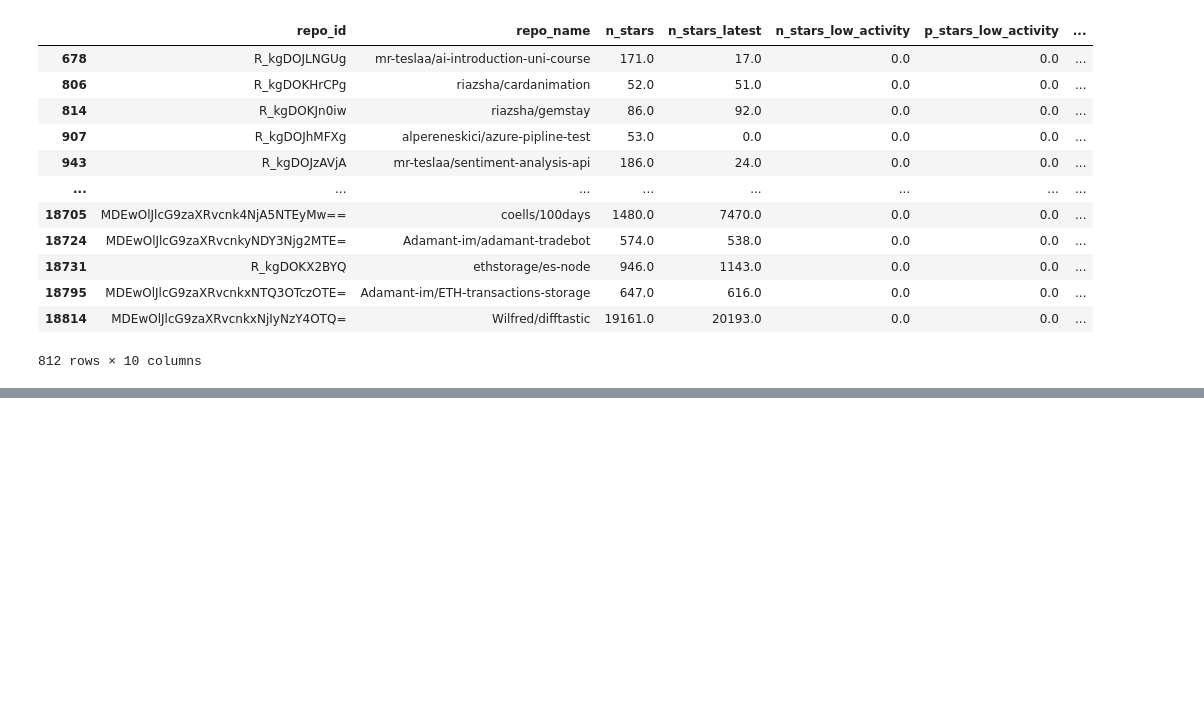
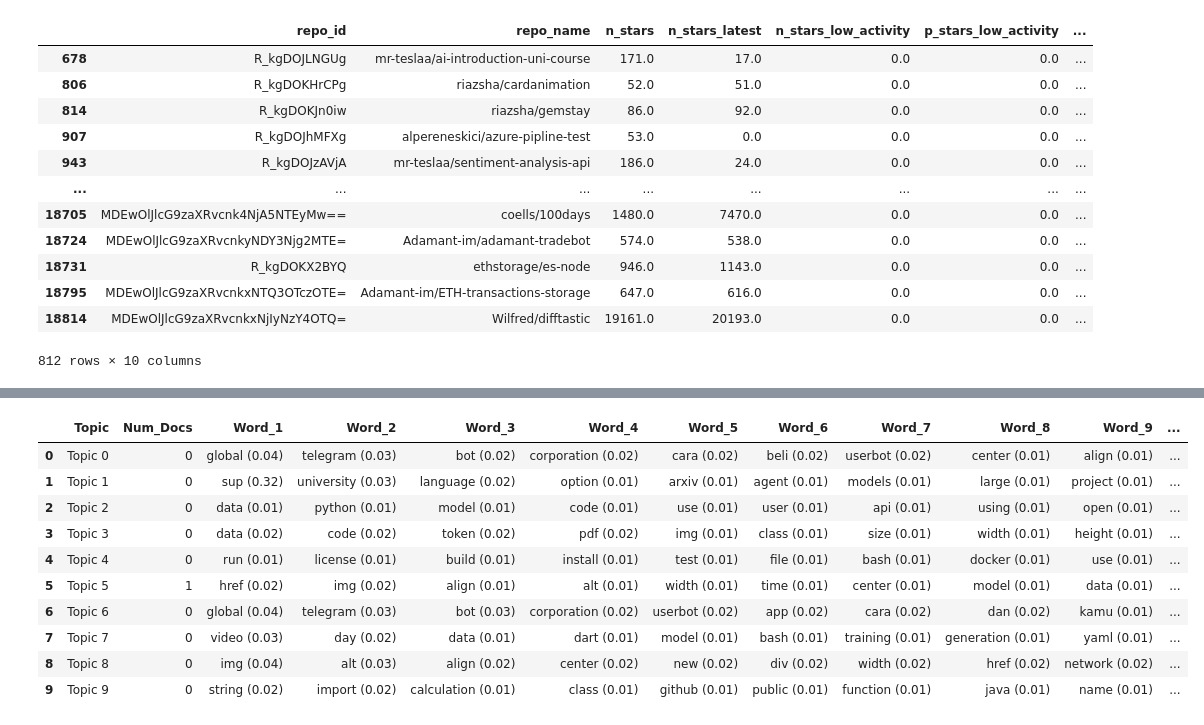
Before and after one commit to hehao98/StarScout, a Jupyter notebook: rq2-domain.ipynb, the cells around one changed output, grey strips where cells are left out. Saved outputs shown, nothing was run; the diff lists cells and outputs as text; code cells hidden in the pictures; blank space fills up the shorter version.

```diff
--- a/rq2-domain.ipynb
+++ b/rq2-domain.ipynb
@@ -156,0 +246,45 @@ doc_lda = lda_model[corpus]
+# %%
+def lda_to_dataframe(model, num_words=10):
+    num_topics = model.num_topics
+    topic_data = {"Topic": [], "Num_Docs": []}
+    for i in range(num_words):
+        topic_data[f"Word_{i+1}"] = []
+    for topic_num in range(num_topics):
+        words = model.show_topic(topic_num, topn=num_words)
+        for i, (word, weight) in enumerate(words):
+            topic_data[f"Word_{i+1}"].append(word + f" ({weight:.2f})")
+        for i in range(len(words), num_words):
+            topic_data[f"Word_{i+1}"].append(None)
+        num_docs_in_topic = sum(
+            1 for doc in corpus if doc and max(doc, key=lambda x: x[1])[0] == topic_num
+        )
+        topic_data["Topic"].append(f"Topic {topic_num}")
+        topic_data["Num_Docs"].append(num_docs_in_topic)
+    df = pd.DataFrame(topic_data)
+    return df
+
+
+model = gensim.models.LdaModel(
+    corpus=corpus,
+    id2word=id2word,
+    num_topics=10,
+    random_state=42,
+    update_every=1,
+    passes=10,
+    alpha="auto",
+    per_word_topics=True,
+)
+
+lda_to_dataframe(model)
+# %% [output]
+|  | Topic | Num_Docs | Word_1 | Word_2 | Word_3 | Word_4 | Word_5 | Word_6 | Word_7 | Word_8 | Word_9 | ... |
+| 0 | Topic 0 | 0 | global (0.04) | telegram (0.03) | bot (0.02) | corporation (0.02) | cara (0.02) | beli (0.02) | userbot (0.02) | center (0.01) | align (0.01) | ... |
+| 1 | Topic 1 | 0 | sup (0.32) | university (0.03) | language (0.02) | option (0.01) | arxiv (0.01) | agent (0.01) | models (0.01) | large (0.01) | project (0.01) | ... |
+| 2 | Topic 2 | 0 | data (0.01) | python (0.01) | model (0.01) | code (0.01) | use (0.01) | user (0.01) | api (0.01) | using (0.01) | open (0.01) | ... |
+| 3 | Topic 3 | 0 | data (0.02) | code (0.02) | token (0.02) | pdf (0.02) | img (0.01) | class (0.01) | size (0.01) | width (0.01) | height (0.01) | ... |
+| 4 | Topic 4 | 0 | run (0.01) | license (0.01) | build (0.01) | install (0.01) | test (0.01) | file (0.01) | bash (0.01) | docker (0.01) | use (0.01) | ... |
+| 5 | Topic 5 | 1 | href (0.02) | img (0.02) | align (0.01) | alt (0.01) | width (0.01) | time (0.01) | center (0.01) | model (0.01) | data (0.01) | ... |
+| 6 | Topic 6 | 0 | global (0.04) | telegram (0.03) | bot (0.03) | corporation (0.02) | userbot (0.02) | app (0.02) | cara (0.02) | dan (0.02) | kamu (0.01) | ... |
+| 7 | Topic 7 | 0 | video (0.03) | day (0.02) | data (0.01) | dart (0.01) | model (0.01) | bash (0.01) | training (0.01) | generation (0.01) | yaml (0.01) | ... |
+| 8 | Topic 8 | 0 | img (0.04) | alt (0.03) | align (0.02) | center (0.02) | new (0.02) | div (0.02) | width (0.02) | href (0.02) | network (0.02) | ... |
+| 9 | Topic 9 | 0 | string (0.02) | import (0.02) | calculation (0.01) | class (0.01) | github (0.01) | public (0.01) | function (0.01) | java (0.01) | name (0.01) | ... |
```
Also changed, not shown: parts of 8 cells of this notebook, 3 other files.
